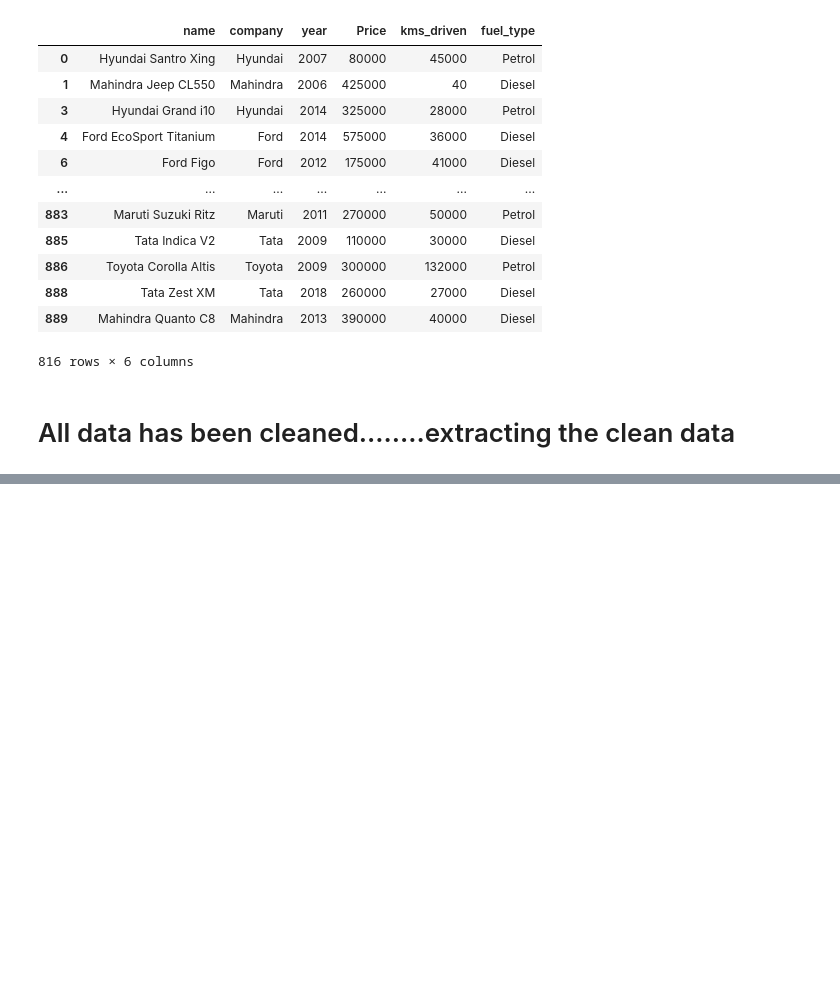
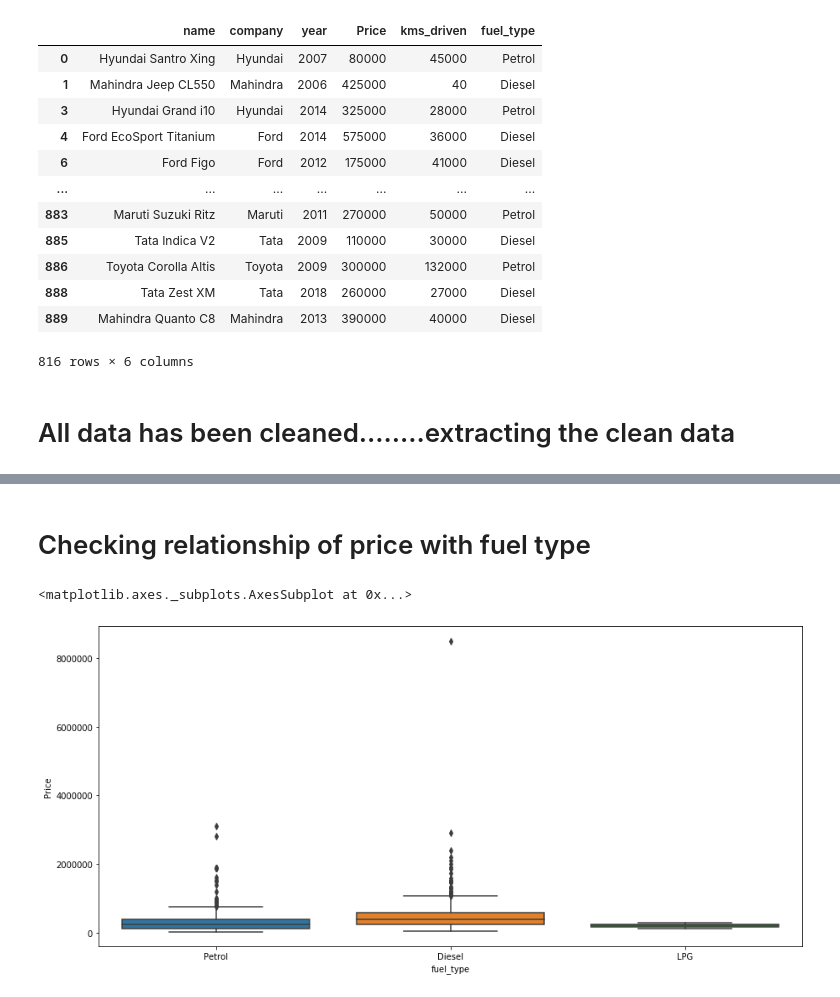
Before and after one commit to abhiru26/Used-Car-Price-Prediction-using-Machine-Learning, a Jupyter notebook: Car Price Predictor.ipynb, the cells around one changed output, grey strips where cells are left out. Drawn from its saved outputs; the diff is of its cells as text; code cells hidden in the pictures; blank space fills up the shorter version.

```diff
--- a/Car Price Predictor.ipynb
+++ b/Car Price Predictor.ipynb
@@ -208,3 +208,5 @@ car
 # All data has been cleaned........extracting the clean data
 # %%
 car.to_csv('Cleaned_car_data.csv')
+# %%
+car=car.reset_index(drop=True)
@@ -210,0 +244,8 @@ car.to_csv('Cleaned_car_data.csv')
+# %% [markdown]
+# Checking relationship of price with fuel type
+# %%
+plt.subplots(figsize=(15,7))
+sns.boxplot(x='fuel_type',y='Price',data=car)
+# %% [output]
+<matplotlib.axes._subplots.AxesSubplot at 0x...>
+[figure, added]
```
Also changed, not shown: parts of 36 cells of this notebook, 1 other file.
